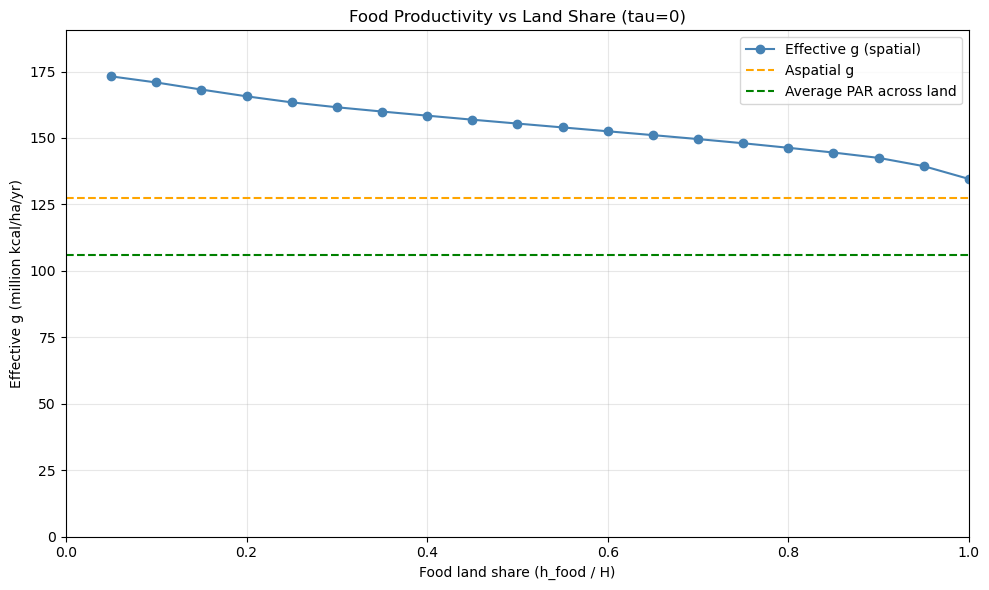
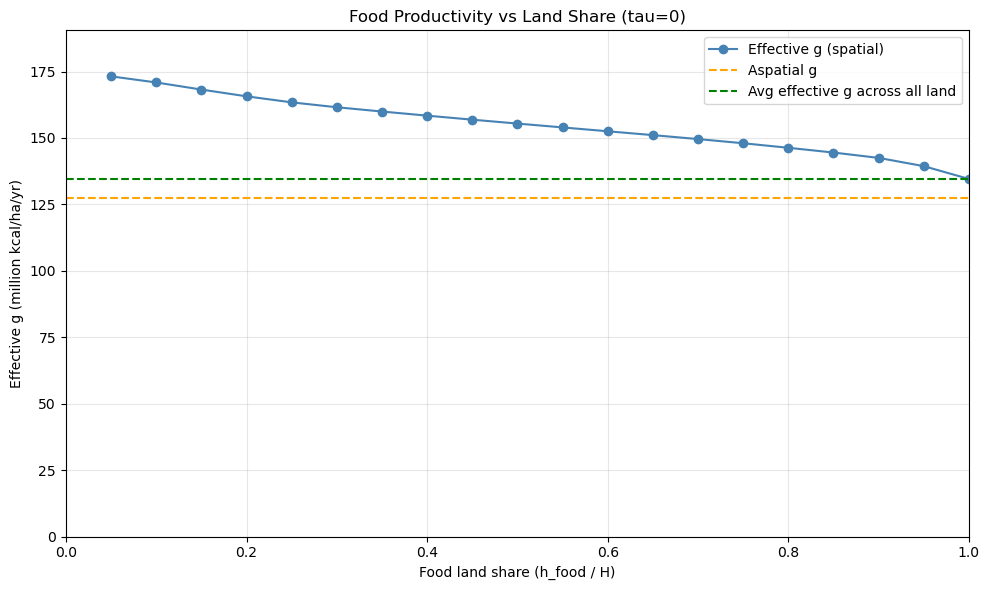
Unified diff of the notebook cell whose output changed from the first chart to the second:
--- before
+++ after
@@ -2,7 +2,8 @@
 kcal_per_ha, _ = get_kcal_per_ha(PAR_grid, eimat, area, tau)
 
-# average PAR across whole land area
-avg_par = np.nansum(kcal_per_ha * area) / np.nansum(area)
-print(f'average PAR across all land: {avg_par:.2f} kcal/ha/yr')
+# average effective g across land cells only (excludes ocean)
+land_area_mask = area_ha * is_land
+avg_g_all_land = np.nansum(kcal_per_ha * land_area_mask) / np.nansum(land_area_mask)
+print(f'average effective g across all land: {avg_g_all_land:.2f} kcal/ha/yr')
 
 # aspatial reference
@@ -23,6 +24,6 @@
 plt.axis([0, 1, 0, max(g_values) * 1.1 / 1e6])
 plt.plot(shares, np.array(g_values) / 1e6, 'o-', color='steelblue', label='Effective g (spatial)')
-plt.axhline(g_aspatial / 1e6, color='orange', linestyle='--', label='Aspatial g')
-plt.axhline(avg_par / 1e6,    color='green',  linestyle='--', label='Average PAR across land')
+plt.axhline(g_aspatial / 1e6,      color='orange', linestyle='--', label='Aspatial g')
+plt.axhline(avg_g_all_land / 1e6,  color='green',  linestyle='--', label='Avg effective g across all land')
 plt.xlabel('Food land share (h_food / H)')
 plt.ylabel('Effective g (million kcal/ha/yr)')

Commit: fixing typos